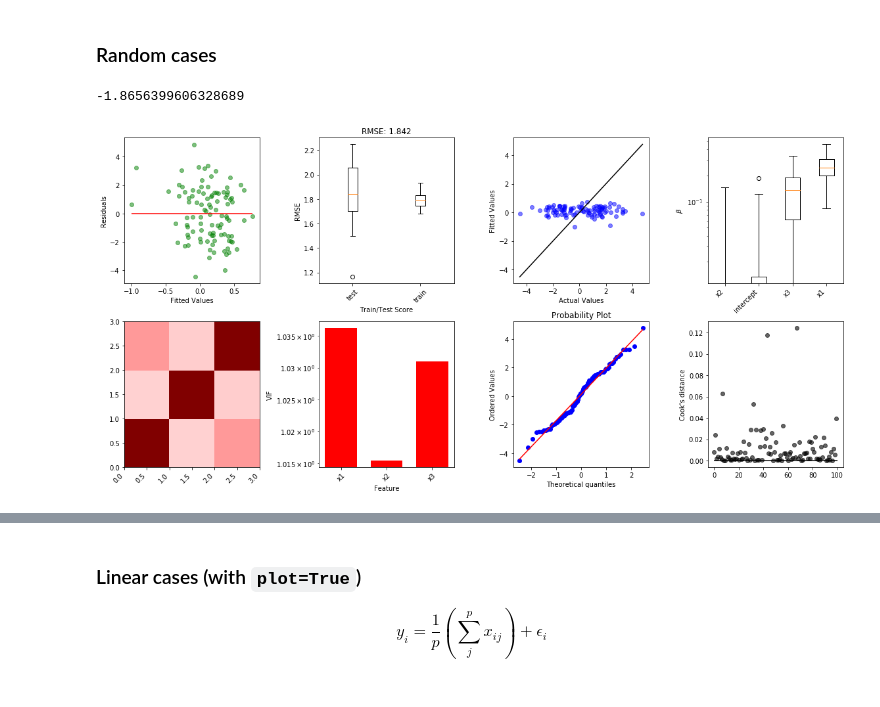
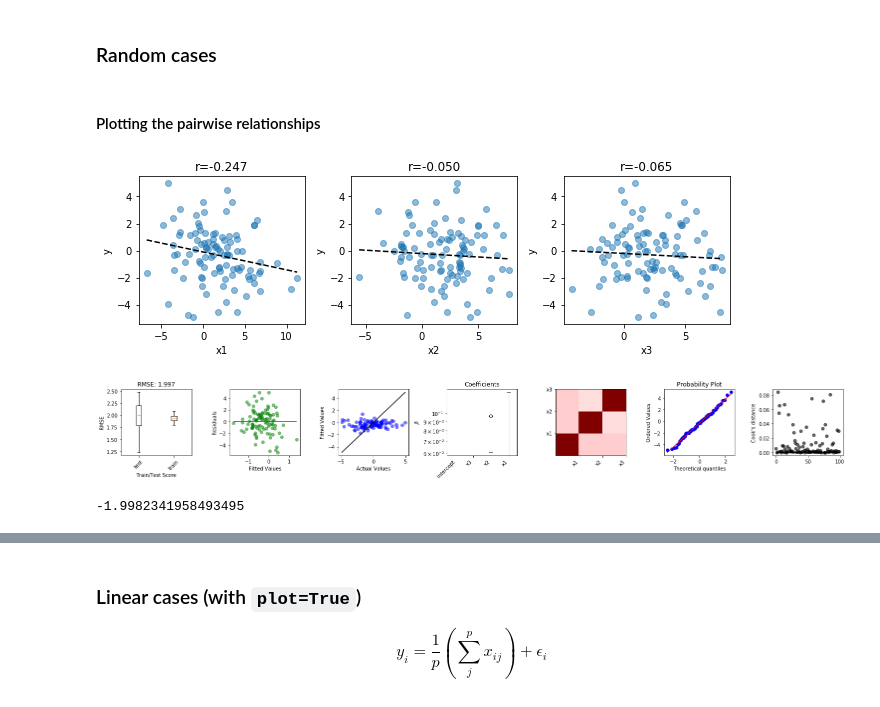
Before and after one commit to gregparkes/turbopanda, a Jupyter notebook: examples/ML.ipynb, the cells around one changed output, grey strips where cells are left out. Drawn from its saved outputs; the diff is of its cells as text; code cells hidden in the pictures.

```diff
--- a/examples/ML.ipynb
+++ b/examples/ML.ipynb
@@ -44,13 +45,16 @@ df_1['y'] = stats.norm.rvs(loc=0, scale=2, size=(100,))
 # random 2
 df_2 = pd.DataFrame(stats.norm.rvs(loc=2, scale=3, size=(100,)), columns=['x1'])
 df_2['y'] = stats.norm.rvs(loc=0, scale=2, size=(100,))
+# %% [markdown]
+#### Plotting the pairwise relationships
+# %%
+turb.plot.scatter_grid(turb.MetaPanda(df_1), 'x[1-3]', 'y')
+# %% [output]
+[figure, added]
 # %%
-cv, yp = turb.ml.fit_basic(turb.MetaPanda(df_1), 'x[1-3]', 'y')
+cv, yp = turb.ml.fit_basic(turb.MetaPanda(df_1), 'x[1-3]', 'y', plot=True)
 cv['test_score'].mean()
 # %% [output]
+[figure, added]
--1.8656399606328689
+-1.9982341958493495
-# %%
-turb.ml.overview_plot(turb.MetaPanda(df_1), 'x[1-3]', 'y', cv, yp)
-# %% [output]
-[figure, removed]
 # %%
```
Also changed, not shown: parts of 33 cells of this notebook, 14 other files.
